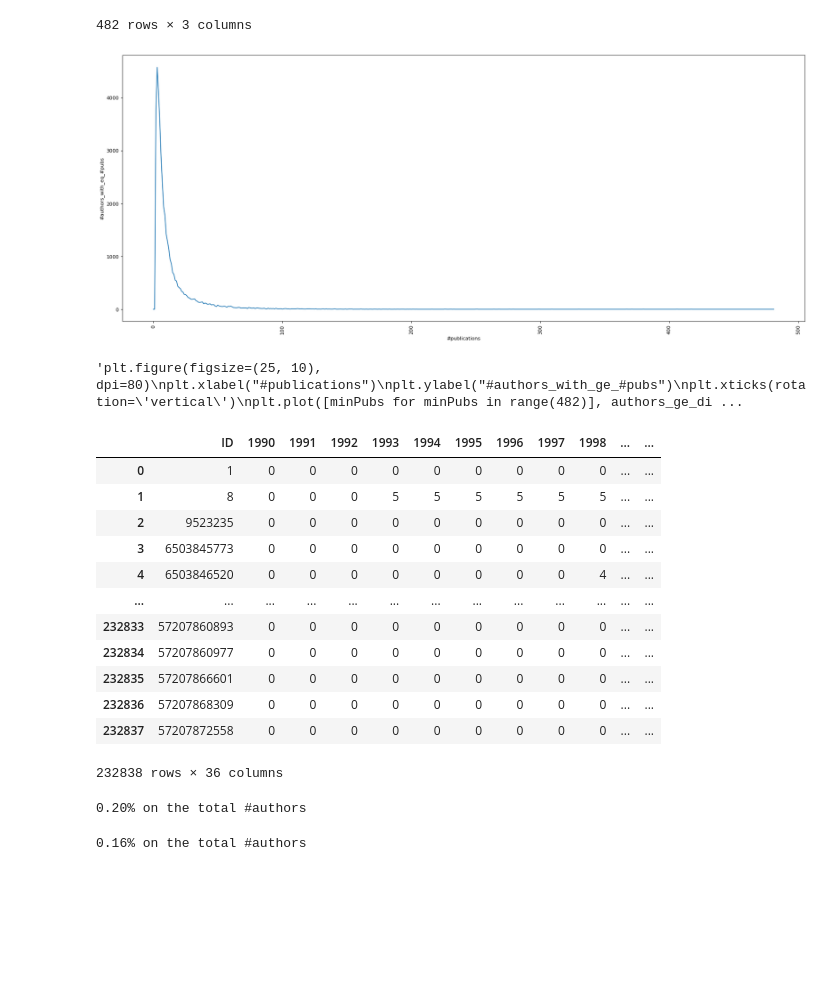
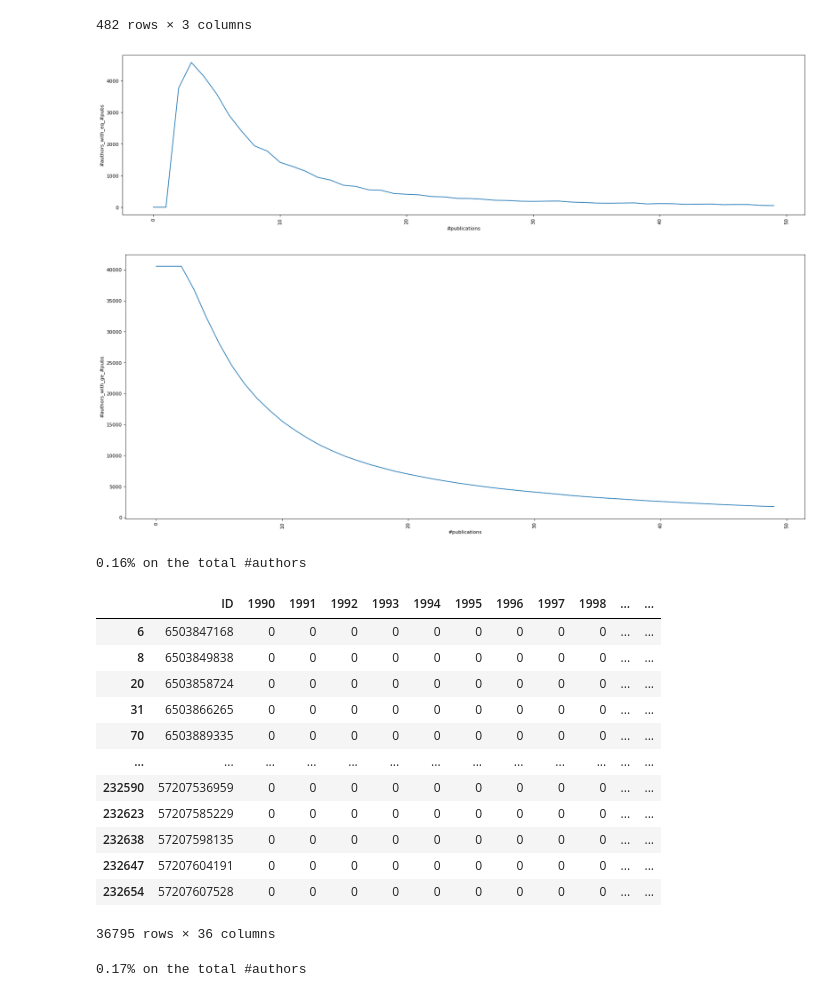
Before and after one commit to LeonardoSer/INRIA_Internship, a Jupyter notebook: 00_quick_references/tmp.ipynb, the cells around one changed output. Cells and saved outputs as stored; diff of their text form; code cells hidden in the pictures; blank space fills up the shorter version.

```diff
--- a/00_quick_references/tmp.ipynb
+++ b/00_quick_references/tmp.ipynb
@@ -515,51 +511,49 @@ dist_df.sort_values(by="#authors_eq",  ascending=False)
 | 481 | 481 | 0 | 1 |
 482 rows × 3 columns
 # %%
-plt.figure(figsize=(25, 10), dpi=80)
+plt.figure(figsize=(25, 6), dpi=80)
 plt.xlabel("#publications")
 plt.ylabel("#authors_with_eq_#pubs")
 plt.xticks(rotation='vertical')
-plt.plot([minPubs for minPubs in range(482)], authors_dist)
+plt.plot([minPubs for minPubs in range(50)], authors_dist[:50])
 plt.show()
 
-'''plt.figure(figsize=(25, 10), dpi=80)
+plt.figure(figsize=(25, 10), dpi=80)
 plt.xlabel("#publications")
 plt.ylabel("#authors_with_ge_#pubs")
 plt.xticks(rotation='vertical')
-plt.plot([minPubs for minPubs in range(482)], authors_ge_dist)
-plt.show()'''
+plt.plot([minPubs for minPubs in range(50)], authors_ge_dist[:50])
+plt.show()
 # %% [output]
-[figure, old version]
+[figure, new version]
-'plt.figure(figsize=(25, 10), dpi=80)\nplt.xlabel("#publications")\nplt.ylabel("#authors_with_ge_#pubs")\nplt.xticks(rotation=\'vertical\')\nplt.plot([minPubs for minPubs in range(482)], authors_ge_di ...
+[figure, added]
-# %%
-get_all_collabs()
-# %% [output]
-|  | ID | 1990 | 1991 | 1992 | 1993 | 1994 | 1995 | 1996 | 1997 | 1998 | ... | ... |
-| 0 | 1 | 0 | 0 | 0 | 0 | 0 | 0 | 0 | 0 | 0 | ... | ... |
-| 1 | 8 | 0 | 0 | 0 | 5 | 5 | 5 | 5 | 5 | 5 | ... | ... |
-| 2 | 9523235 | 0 | 0 | 0 | 0 | 0 | 0 | 0 | 0 | 0 | ... | ... |
-| 3 | 6503845773 | 0 | 0 | 0 | 0 | 0 | 0 | 0 | 0 | 0 | ... | ... |
-| 4 | 6503846520 | 0 | 0 | 0 | 0 | 0 | 0 | 0 | 0 | 4 | ... | ... |
-| ... | ... | ... | ... | ... | ... | ... | ... | ... | ... | ... | ... | ... |
-| 232833 | 57207860893 | 0 | 0 | 0 | 0 | 0 | 0 | 0 | 0 | 0 | ... | ... |
-| 232834 | 57207860977 | 0 | 0 | 0 | 0 | 0 | 0 | 0 | 0 | 0 | ... | ... |
-| 232835 | 57207866601 | 0 | 0 | 0 | 0 | 0 | 0 | 0 | 0 | 0 | ... | ... |
-| 232836 | 57207868309 | 0 | 0 | 0 | 0 | 0 | 0 | 0 | 0 | 0 | ... | ... |
-| 232837 | 57207872558 | 0 | 0 | 0 | 0 | 0 | 0 | 0 | 0 | 0 | ... | ... |
-232838 rows × 36 columns
+# %%
+activity  = 5
+hole_size  = 7
+minPubs = 3
+df = get_all_collabs_by_hole_size(hole_size, activity, minPubs)
+print("%.2f" % (len(df)/len(get_all_collabs())) + "% on the total #authors")
+df
+# %% [output]
+0.16% on the total #authors
+|  | ID | 1990 | 1991 | 1992 | 1993 | 1994 | 1995 | 1996 | 1997 | 1998 | ... | ... |
+| 6 | 6503847168 | 0 | 0 | 0 | 0 | 0 | 0 | 0 | 0 | 0 | ... | ... |
+| 8 | 6503849838 | 0 | 0 | 0 | 0 | 0 | 0 | 0 | 0 | 0 | ... | ... |
+| 20 | 6503858724 | 0 | 0 | 0 | 0 | 0 | 0 | 0 | 0 | 0 | ... | ... |
+| 31 | 6503866265 | 0 | 0 | 0 | 0 | 0 | 0 | 0 | 0 | 0 | ... | ... |
+| 70 | 6503889335 | 0 | 0 | 0 | 0 | 0 | 0 | 0 | 0 | 0 | ... | ... |
+| ... | ... | ... | ... | ... | ... | ... | ... | ... | ... | ... | ... | ... |
+| 232590 | 57207536959 | 0 | 0 | 0 | 0 | 0 | 0 | 0 | 0 | 0 | ... | ... |
+| 232623 | 57207585229 | 0 | 0 | 0 | 0 | 0 | 0 | 0 | 0 | 0 | ... | ... |
+| 232638 | 57207598135 | 0 | 0 | 0 | 0 | 0 | 0 | 0 | 0 | 0 | ... | ... |
+| 232647 | 57207604191 | 0 | 0 | 0 | 0 | 0 | 0 | 0 | 0 | 0 | ... | ... |
+| 232654 | 57207607528 | 0 | 0 | 0 | 0 | 0 | 0 | 0 | 0 | 0 | ... | ... |
+36795 rows × 36 columns
 # %%
-activity  = 4
+activity  = 5
 hole_size  = 11
 minPubs = 3
 df = get_all_collabs_by_hole_size(hole_size, activity, minPubs)
 print("%.2f" % (len(df)/len(get_all_collabs())) + "% on the total #authors")
 # %% [output]
-0.20% on the total #authors
+0.17% on the total #authors
-# %%
-activity  = 5
-hole_size  = 7
-minPubs = 3
-df = get_all_collabs_by_hole_size(hole_size, activity, minPubs)
-print("%.2f" % (len(df)/len(get_all_collabs())) + "% on the total #authors")
-# %% [output]
-0.16% on the total #authors
```
Also changed, not shown: parts of 4 cells of this notebook, 32 other files.
